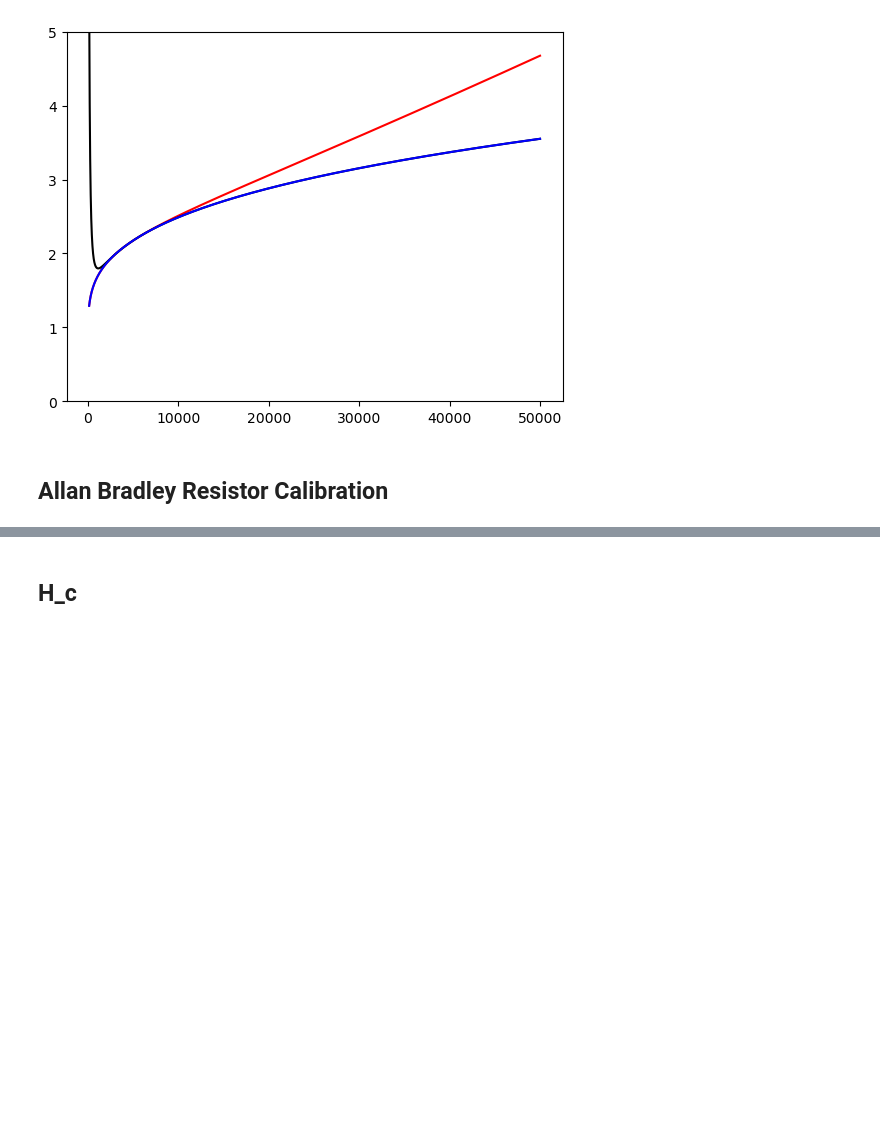
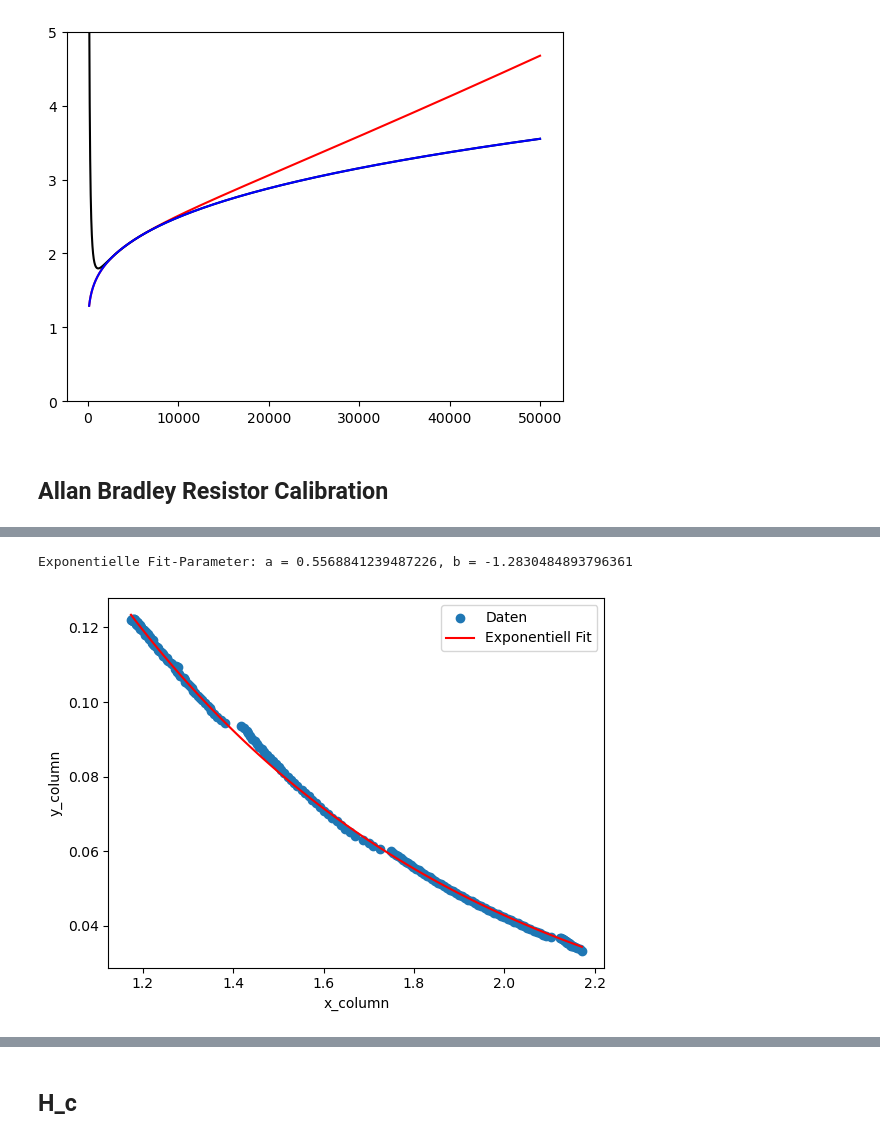
Before and after one commit to Darrenshan27/supraconductivity, a Jupyter notebook: data_processing.ipynb, the cells around one changed output, grey strips where cells are left out. Cells and saved outputs as stored; diff of their text form; code cells hidden in the pictures; blank space fills up the shorter version.

```diff
--- a/data_processing.ipynb
+++ b/data_processing.ipynb
@@ -221,0 +303,30 @@ plt.ylim(0,5)
+# %%
+# 2. Exponentielle Funktion
+def exp_func(x, a, b):
+    return a * np.exp(b * x)
+
+# Fitte verschiedene Modelle
+x_data = filtered_df2['temp_manometer/K'].values
+y_data = filtered_df2['U_AB (V)'].values
+
+# Exponentielles Modell fitten
+exp_params, _ = curve_fit(exp_func, x_data, y_data)
+print(f"Exponentielle Fit-Parameter: a = {exp_params[0]}, b = {exp_params[1]}")
+
+
+# Visualisierung der Fitted Models
+plt.scatter(x_data, y_data, label='Daten')
+
+x_fit = np.linspace(min(x_data), max(x_data), 100)
+
+# Exponentielles Modell plotten
+plt.plot(x_fit, exp_func(x_fit, *exp_params), label='Exponentiell Fit', color='red')
+
+
+plt.xlabel('x_column')
+plt.ylabel('y_column')
+plt.legend()
+plt.show()
+# %% [output]
+Exponentielle Fit-Parameter: a = 0.5568841239487226, b = -1.2830484893796361
+[figure, added]
```
Also changed, not shown: parts of 12 cells of this notebook, 31 other files.
